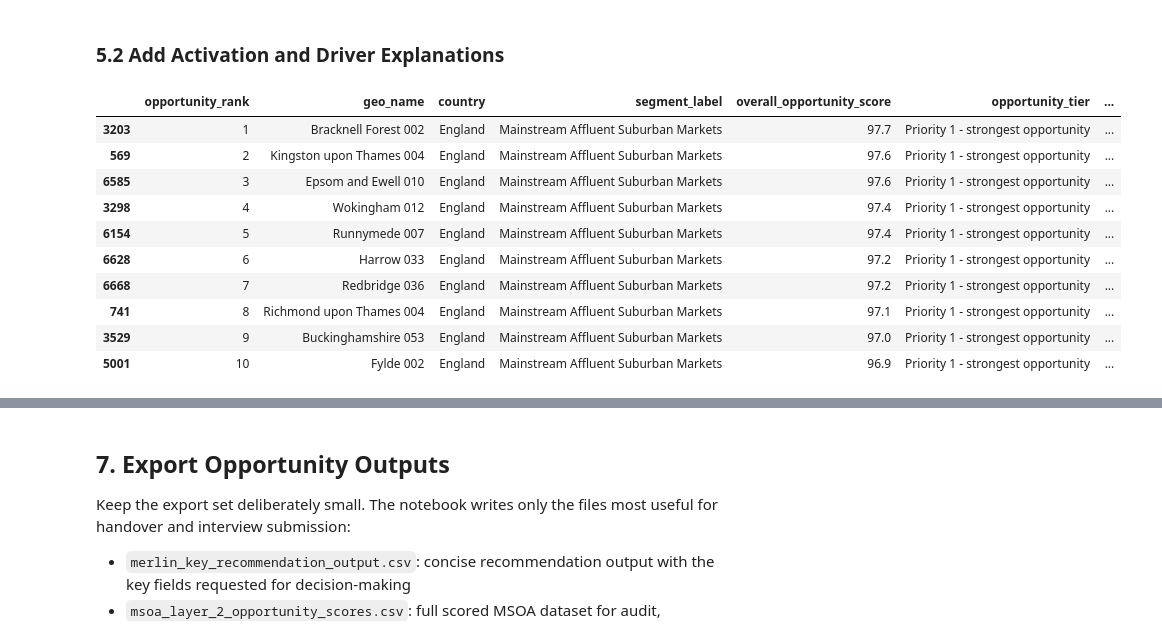
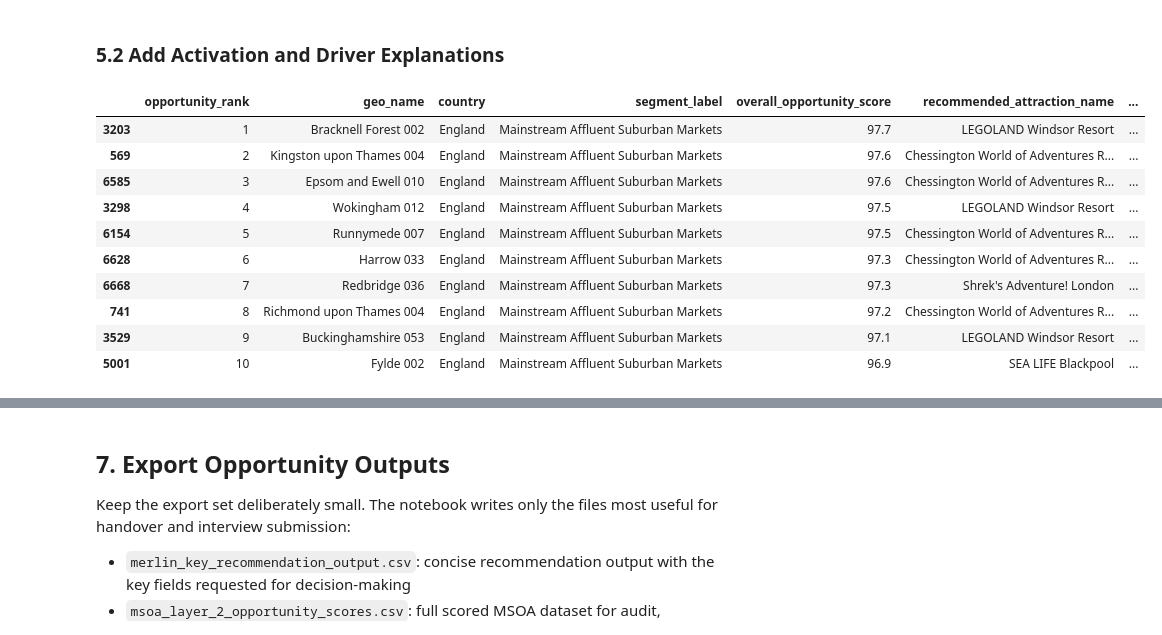
Before and after one commit to billychanhub/uk-demographic-clustering, a Jupyter notebook: notebooks/4_opportunity_scoring.ipynb, the cells around one changed output, grey strips where cells are left out. Saved outputs shown, nothing was run; the diff lists cells and outputs as text; code cells hidden in the pictures.

```diff
--- a/notebooks/4_opportunity_scoring.ipynb
+++ b/notebooks/4_opportunity_scoring.ipynb
@@ -268,18 +273,18 @@ msoa_lon = scored["longitude"].to_numpy()[:, None]
 attr_lat = attractions["latitude"].to_numpy()[None, :]
 attr_lon = attractions["longitude"].to_numpy()[None, :]
 
-distance_matrix = haversine_km(msoa_lat, msoa_lon, attr_lat, attr_lon)
+distance_matrix = haversine_miles(msoa_lat, msoa_lon, attr_lat, attr_lon)
 nearest_idx = distance_matrix.argmin(axis=1)
 
 scored["nearest_merlin_attraction"] = attractions.iloc[nearest_idx]["attraction_name_official"].to_numpy()
 scored["nearest_merlin_brand"] = attractions.iloc[nearest_idx]["brand_official"].to_numpy()
 scored["nearest_merlin_category"] = attractions.iloc[nearest_idx]["experience_category_inferred"].to_numpy()
-scored["nearest_merlin_distance_km"] = distance_matrix.min(axis=1).round(1)
+scored["nearest_merlin_distance_miles"] = distance_matrix.min(axis=1).round(1)
 
 for division in attractions["business_division_official"].dropna().unique():
     safe_name = division.lower().replace(" ", "_").replace("/", "_")
     cols = attractions["business_division_official"].eq(division).to_numpy()
-    scored[f"nearest_{safe_name}_distance_km"] = distance_matrix[:, cols].min(axis=1).round(1)
+    scored[f"nearest_{safe_name}_distance_miles"] = distance_matrix[:, cols].min(axis=1).round(1)
 
-scored[["geo_name", "segment_label", "nearest_merlin_attraction", "nearest_merlin_distance_km"]].head()
+scored[["geo_name", "segment_label", "nearest_merlin_attraction", "nearest_merlin_distance_miles"]].head()
 # %% [output]
@@ -369,7 +374,7 @@ category_fit_matrix = np.array(
     ]
 )
 
-attraction_accessibility_matrix = np.clip(np.exp(-distance_matrix / 75), 0, 1)
+attraction_accessibility_matrix = np.clip(np.exp(-distance_matrix / ATTRACTION_ACCESSIBILITY_DECAY_MILES), 0, 1)
 alignment_matrix = np.clip(0.70 * category_fit_matrix + 0.30 * attraction_accessibility_matrix, 0, 1)
 best_alignment_idx = alignment_matrix.argmax(axis=1)
 
@@ -377,7 +382,7 @@ scored["segment_category_fit_score"] = category_fit_matrix[np.arange(len(scored)
 scored["recommended_attraction_name"] = attractions.iloc[best_alignment_idx]["attraction_name_official"].to_numpy()
 scored["recommended_attraction_brand"] = attractions.iloc[best_alignment_idx]["brand_official"].to_numpy()
 scored["recommended_attraction_category"] = attractions.iloc[best_alignment_idx]["experience_category_inferred"].to_numpy()
-scored["recommended_attraction_distance_km"] = distance_matrix[np.arange(len(scored)), best_alignment_idx].round(1)
+scored["recommended_attraction_distance_miles"] = distance_matrix[np.arange(len(scored)), best_alignment_idx].round(1)
 scored["recommended_attraction_alignment_score"] = alignment_matrix.max(axis=1)
 scored["recommended_attraction_focus"] = scored["recommended_attraction_brand"] + " - " + scored["recommended_attraction_category"]
 
@@ -389,7 +394,7 @@ scored[[
     "segment_label",
     "recommended_attraction_name",
     "recommended_attraction_category",
-    "recommended_attraction_distance_km",
+    "recommended_attraction_distance_miles",
     "segment_category_fit_score",
     "recommended_attraction_alignment_score",
 ]].head()
@@ -443,12 +442,5 @@ scored["overall_opportunity_score"] = (100 * scored["overall_opportunity_score"]
 scored["opportunity_rank"] = scored["overall_opportunity_score"].rank(ascending=False, method="first").astype(int)
 scored["opportunity_percentile"] = 1 - ((scored["opportunity_rank"] - 1) / (len(scored) - 1))
 
-rank_share = scored["opportunity_rank"] / len(scored)
-scored["opportunity_tier"] = np.select(
-    [rank_share <= 0.10, rank_share <= 0.30, rank_share <= 0.60],
-    ["Priority 1 - strongest opportunity", "Priority 2 - strong opportunity", "Priority 3 - selective opportunity"],
-    default="Priority 4 - monitor / niche",
-)
-
-scored[["overall_opportunity_score", "opportunity_rank", "opportunity_tier"] + score_columns].describe().round(2)
+scored[["overall_opportunity_score", "opportunity_rank", "opportunity_percentile"] + score_columns].describe().round(2)
 # %% [output]
@@ -466,37 +458,37 @@ scored[["overall_opportunity_score", "opportunity_rank", "opportunity_tier"] + s
 # %%
 def key_contributing_driver(row):
     labels = {
         "market_size_score": "large local market",
         "segment_priority_score": "priority customer segment",
         "recommended_attraction_alignment_score": "strong Merlin proposition alignment",
     }
     weighted_contributions = {
         column: row[column] * SCORING_WEIGHTS[column]
         for column in score_columns
     }
     top_component = max(weighted_contributions, key=weighted_contributions.get)
     return labels[top_component]
 
 
 scored["key_contributing_driver"] = scored.apply(key_contributing_driver, axis=1)
-scored["assumptions_flag"] = "Straight-line distance proxy; judgement-based weights; attraction coordinates and simplified categories are maintained in merlin_attraction_data.csv."
+scored["assumptions_flag"] = "Straight-line distance proxy in miles; judgement-based weights; attraction coordinates and simplified categories are maintained in merlin_attraction_data.csv."
 
 scored.sort_values("opportunity_rank").head(10)[[
-    "opportunity_rank", "geo_name", "country", "segment_label", "overall_opportunity_score", "opportunity_tier",
-    "recommended_attraction_name", "recommended_attraction_distance_km", "key_contributing_driver",
+    "opportunity_rank", "geo_name", "country", "segment_label", "overall_opportunity_score",
+    "recommended_attraction_name", "recommended_attraction_distance_miles", "key_contributing_driver",
 ]]
 # %% [output]
-|  | opportunity_rank | geo_name | country | segment_label | overall_opportunity_score | opportunity_tier | ... |
-| 3203 | 1 | Bracknell Forest 002 | England | Mainstream Affluent Suburban Markets | 97.7 | Priority 1 - strongest opportunity | ... |
-| 569 | 2 | Kingston upon Thames 004 | England | Mainstream Affluent Suburban Markets | 97.6 | Priority 1 - strongest opportunity | ... |
-| 6585 | 3 | Epsom and Ewell 010 | England | Mainstream Affluent Suburban Markets | 97.6 | Priority 1 - strongest opportunity | ... |
-| 3298 | 4 | Wokingham 012 | England | Mainstream Affluent Suburban Markets | 97.4 | Priority 1 - strongest opportunity | ... |
-| 6154 | 5 | Runnymede 007 | England | Mainstream Affluent Suburban Markets | 97.4 | Priority 1 - strongest opportunity | ... |
-| 6628 | 6 | Harrow 033 | England | Mainstream Affluent Suburban Markets | 97.2 | Priority 1 - strongest opportunity | ... |
-| 6668 | 7 | Redbridge 036 | England | Mainstream Affluent Suburban Markets | 97.2 | Priority 1 - strongest opportunity | ... |
-| 741 | 8 | Richmond upon Thames 004 | England | Mainstream Affluent Suburban Markets | 97.1 | Priority 1 - strongest opportunity | ... |
-| 3529 | 9 | Buckinghamshire 053 | England | Mainstream Affluent Suburban Markets | 97.0 | Priority 1 - strongest opportunity | ... |
-| 5001 | 10 | Fylde 002 | England | Mainstream Affluent Suburban Markets | 96.9 | Priority 1 - strongest opportunity | ... |
+|  | opportunity_rank | geo_name | country | segment_label | overall_opportunity_score | recommended_attraction_name | ... |
+| 3203 | 1 | Bracknell Forest 002 | England | Mainstream Affluent Suburban Markets | 97.7 | LEGOLAND Windsor Resort | ... |
+| 569 | 2 | Kingston upon Thames 004 | England | Mainstream Affluent Suburban Markets | 97.6 | Chessington World of Adventures R... | ... |
+| 6585 | 3 | Epsom and Ewell 010 | England | Mainstream Affluent Suburban Markets | 97.6 | Chessington World of Adventures R... | ... |
+| 3298 | 4 | Wokingham 012 | England | Mainstream Affluent Suburban Markets | 97.5 | LEGOLAND Windsor Resort | ... |
+| 6154 | 5 | Runnymede 007 | England | Mainstream Affluent Suburban Markets | 97.5 | Chessington World of Adventures R... | ... |
+| 6628 | 6 | Harrow 033 | England | Mainstream Affluent Suburban Markets | 97.3 | Chessington World of Adventures R... | ... |
+| 6668 | 7 | Redbridge 036 | England | Mainstream Affluent Suburban Markets | 97.3 | Shrek's Adventure! London | ... |
+| 741 | 8 | Richmond upon Thames 004 | England | Mainstream Affluent Suburban Markets | 97.2 | Chessington World of Adventures R... | ... |
+| 3529 | 9 | Buckinghamshire 053 | England | Mainstream Affluent Suburban Markets | 97.1 | LEGOLAND Windsor Resort | ... |
+| 5001 | 10 | Fylde 002 | England | Mainstream Affluent Suburban Markets | 96.9 | SEA LIFE Blackpool | ... |
 # %% [markdown]
 ### 5.3 Commercial Activation Plays
 
```
Also changed, not shown: parts of 35 cells of this notebook, 4 other files.
